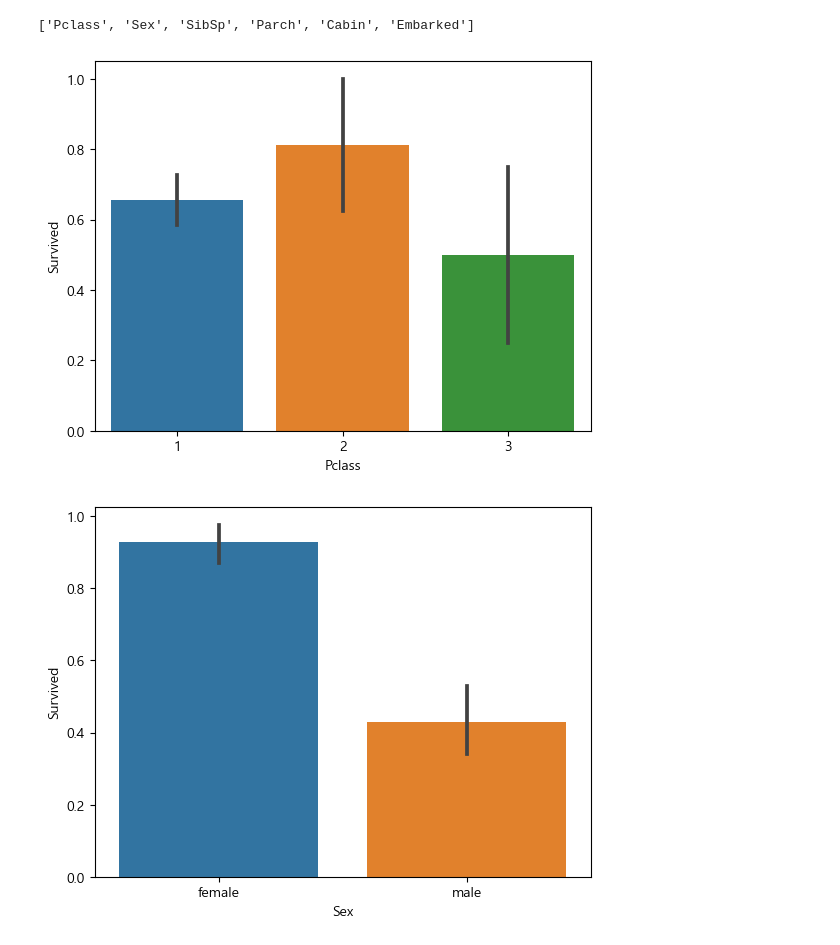
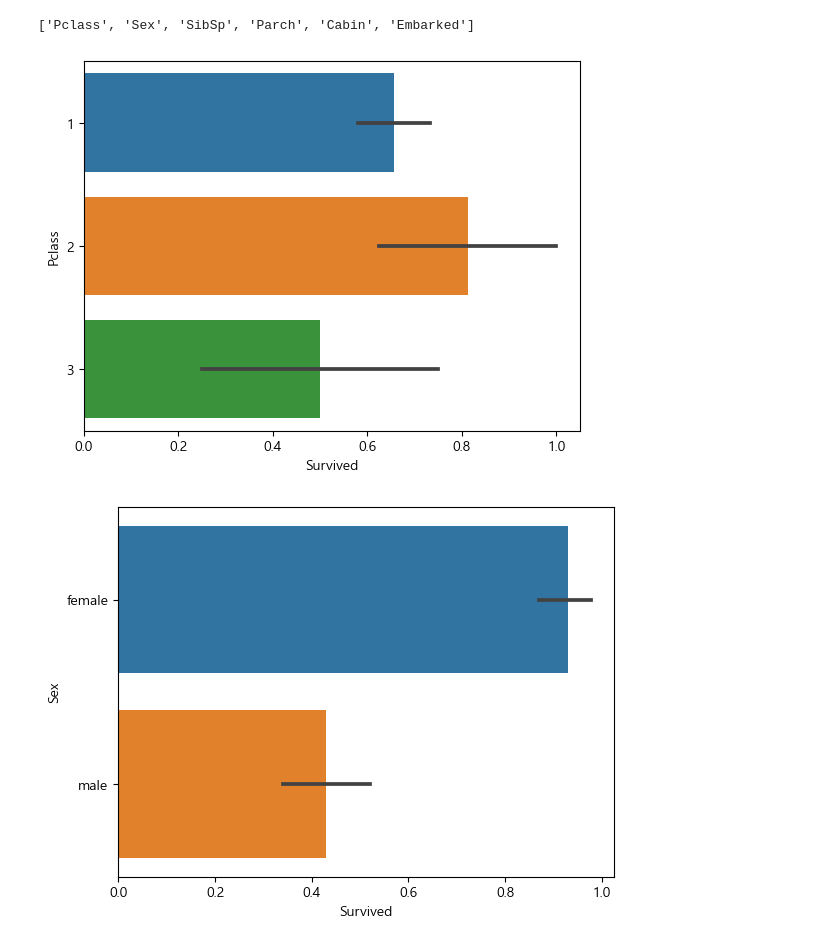
Before and after one commit to araya1203/study_data_analytics, a Jupyter notebook: codes/EDA/TitanicFromDisaster_train_EDA_quest.ipynb, the cells around one changed output. Cells and saved outputs as stored; diff of their text form; code cells hidden in the pictures.

```diff
--- a/codes/EDA/TitanicFromDisaster_train_EDA_quest.ipynb
+++ b/codes/EDA/TitanicFromDisaster_train_EDA_quest.ipynb
@@ -200,8 +200,8 @@ df_TT_T_dropna_condition_object_list
 ['Pclass', 'Sex', 'SibSp', 'Parch', 'Cabin', 'Embarked']
 # %%
 for item in df_TT_T_dropna_condition_object_list :
-    sns.barplot(data=df_TT_T_dropna_condition, x=item, y='Survived')
+    sns.barplot(data=df_TT_T_dropna_condition, x='Survived', y=item , orient='h')
     plt.show()
 # %% [output]
-[figure, old version]
+[figure, new version]
-[figure, old version]
+[figure, new version]
```
Also changed, not shown: parts of 1 cell of this notebook.
